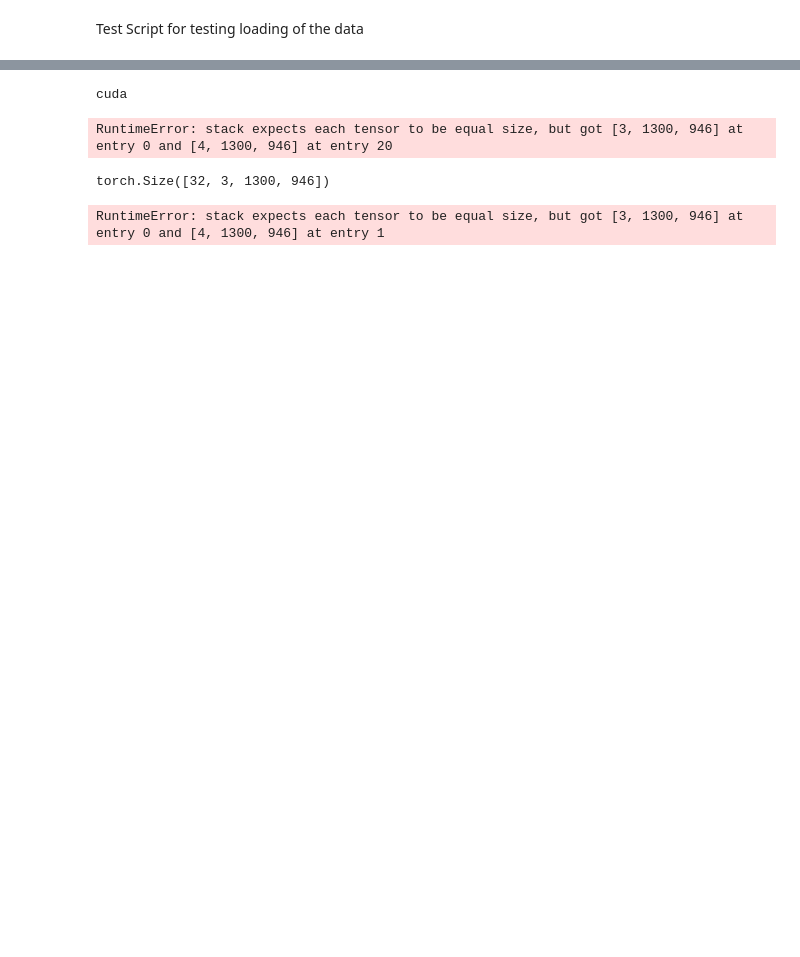
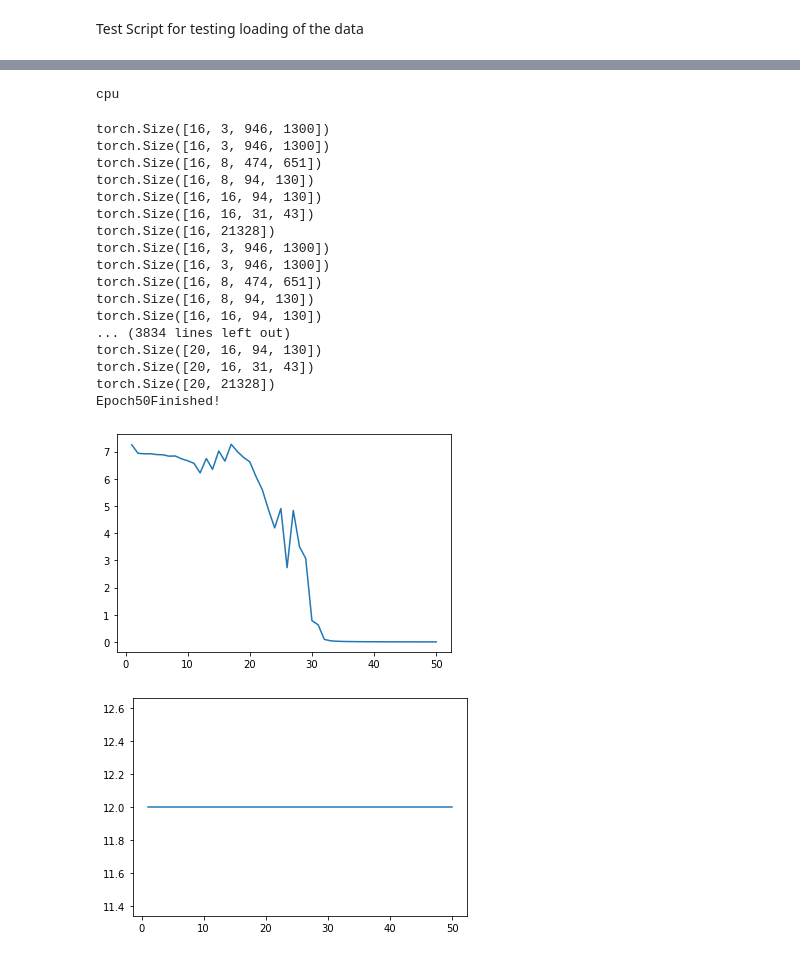
Before and after one commit to tevfikyuce/ibm_comp_vision_project, a Jupyter notebook: test_data_load.ipynb, the cells around one changed output, grey strips where cells are left out. Cells and saved outputs as stored; diff of their text form; code cells hidden in the pictures; blank space fills up the shorter version.

```diff
--- a/test_data_load.ipynb
+++ b/test_data_load.ipynb
@@ -130,10 +199,7 @@ class tevfik_nn(nn.Module):
         x = self.conv2(x)
         x = torch.relu(x)
         x = self.maxpool2(x)
-        print(x.shape)
-        #x = self.flatten(x)
-        x = torch.flatten(x)
-        print(x.shape)
+        x = x.view(x.size(0), -1)
         x = self.linear1(x)
         x = torch.relu(x)
         x = self.linear2(x)
@@ -146,13 +212,14 @@ if torch.cuda.is_available():
 else:
     device = "cpu"
 
+device = "cpu"
 print(device)
 
 #model = tevfik_nn(out_channel_1=8, out_channel_2=16).to(device)
 #x_test = torch.rand(3, 1300, 946, device=device)
 #y_yest = model(x_test)
 # %% [output]
-cuda
+cpu
 # %%
 #Test of writing function to train model
 # Model Training Function
@@ -165,14 +232,17 @@ def train_model(model, n_epochs, train_loader, validation_loader, optimizer, cri
         COST=0
         # For each batch in train loader
         for x, y in train_loader:
-            x.to(device)
-            y.to(device)
+            print(x.shape)
+            x = x.to(device)
+            y = y.unsqueeze(1)
+            y = y.to(device)
             # Resets the calculated gradient value, this must be done each time as it accumulates if we do not reset
             optimizer.zero_grad()
             # Makes a prediction based on X value
-            x.to(device)
             z = model(x)
             # Measures the loss between prediction and acutal Y value
+            z = z.to(torch.float32)
+            y = y.to(torch.float32)
             loss = criterion(z, y)
             # Calculates the gradient value with respect to each weight and bias
             loss.backward()
@@ -187,6 +257,9 @@ def train_model(model, n_epochs, train_loader, validation_loader, optimizer, cri
         correct=0
         # Perform a prediction on the validation  data
         for x_test, y_test in validation_loader:
+            y_test = y_test.unsqueeze(1)
+            y_test = y_test.to(device)
+            x_test = x_test.to(device)
             # Makes a prediction
             z = model(x_test)
             # The class with the max value is the one we are predicting
@@ -202,34 +275,46 @@ def train_model(model, n_epochs, train_loader, validation_loader, optimizer, cri
 # %%
 import matplotlib.pyplot as plt
 
 #Test part of the model
 model = tevfik_nn(out_channel_1=8, out_channel_2=16).to(device)
-n_epochs = 5
+n_epochs = 50
 
 # We create a criterion which will measure loss
-criterion = nn.CrossEntropyLoss()
+criterion = nn.BCELoss()
 learning_rate = 0.1
 # Create an optimizer that updates model parameters using the learning rate and gradient
 optimizer = torch.optim.SGD(model.parameters(), lr = learning_rate)
 
 #Creating DataLoaders
-train_dataloader = DataLoader(train_dataset, batch_size=32 ,shuffle=True)
+train_dataloader = DataLoader(train_dataset, batch_size=16 ,shuffle=True)
 valid_dataloader = DataLoader(dataset=valid_dataset, batch_size=len(valid_dataset), shuffle=True)
 N_test = len(valid_dataset)
 
 #Training the model
 model, cost_list, accuracy_list = train_model(model=model, n_epochs=n_epochs, train_loader=train_dataloader, validation_loader=valid_dataloader, optimizer=optimizer, criterion=criterion, N_test=N_test)
 
 plt.plot(range(1,n_epochs+1), cost_list)
 plt.show()
 
 plt.plot(range(1,n_epochs+1), accuracy_list)
 plt.show()
 # %% [output]
-RuntimeError: stack expects each tensor to be equal size, but got [3, 1300, 946] at entry 0 and [4, 1300, 946] at entry 20
+torch.Size([16, 3, 946, 1300])
+torch.Size([16, 3, 946, 1300])
+torch.Size([16, 8, 474, 651])
+torch.Size([16, 8, 94, 130])
+torch.Size([16, 16, 94, 130])
+torch.Size([16, 16, 31, 43])
+torch.Size([16, 21328])
+torch.Size([16, 3, 946, 1300])
+torch.Size([16, 3, 946, 1300])
+torch.Size([16, 8, 474, 651])
+torch.Size([16, 8, 94, 130])
+torch.Size([16, 16, 94, 130])
+... (3834 lines left out)
+torch.Size([20, 16, 94, 130])
+torch.Size([20, 16, 31, 43])
+torch.Size([20, 21328])
+Epoch50Finished!
+[figure, added]
+[figure, added]
-# %%
-for x, y in train_dataloader:
-    print(x.shape)
-# %% [output]
-torch.Size([32, 3, 1300, 946])
-RuntimeError: stack expects each tensor to be equal size, but got [3, 1300, 946] at entry 0 and [4, 1300, 946] at entry 1
```
Also changed, not shown: parts of 7 cells of this notebook.
